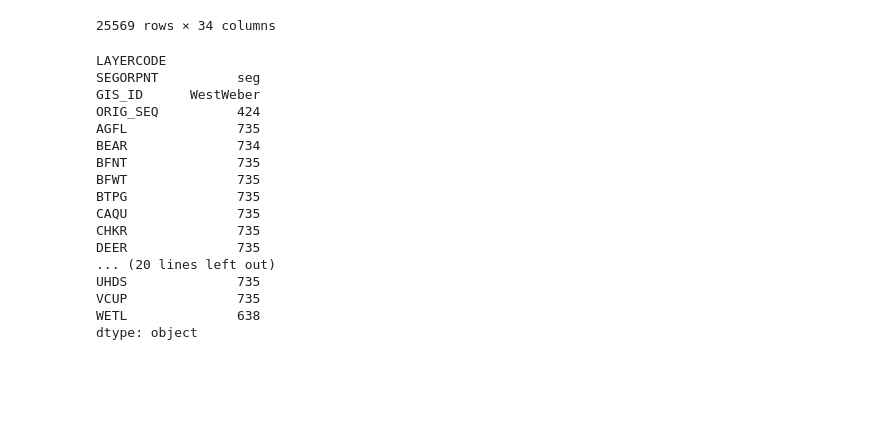
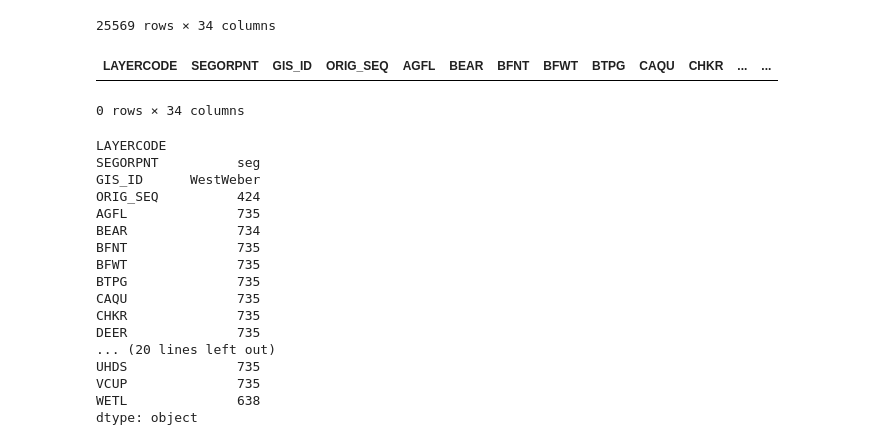
Before and after one commit to WFRCAnalytics/MAP-Environmental-Resiliency, a Jupyter notebook: _dataprep/2-Download-and-Preprocess-Data.ipynb, the cells around one changed output. Saved outputs shown, nothing was run; the diff lists cells and outputs as text; code cells hidden in the pictures; blank space fills up the shorter version.

```diff
--- a/_dataprep/2-Download-and-Preprocess-Data.ipynb
+++ b/_dataprep/2-Download-and-Preprocess-Data.ipynb
@@ -383,6 +383,11 @@ dfDistance_pivot
 | 25567 | seg | WestWeber | 88 | 98 | -1 | -1 | -1 | -1 | -1 | -1 | ... | ... |
 | 25568 | seg | WestWeber | 89 | 82 | -1 | -1 | -1 | -1 | -1 | -1 | ... | ... |
 25569 rows × 34 columns
+# %%
+dfDistance_pivot[dfDistance_pivot['GIS_ID']=='83']
+# %% [output]
+| LAYERCODE | SEGORPNT | GIS_ID | ORIG_SEQ | AGFL | BEAR | BFNT | BFWT | BTPG | CAQU | CHKR | ... | ... |
+0 rows × 34 columns
 # %%
 dfDistance_pivot.max()
 # %% [output]
```
Also changed, not shown: parts of 6 cells of this notebook.
